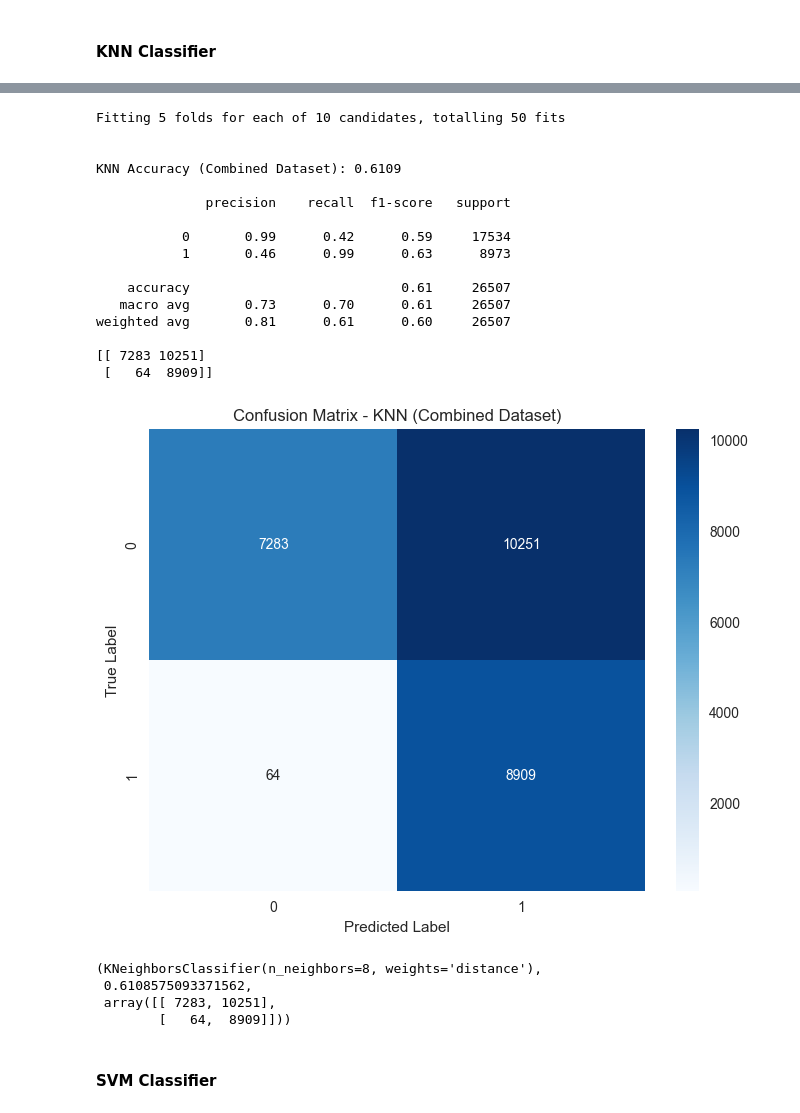
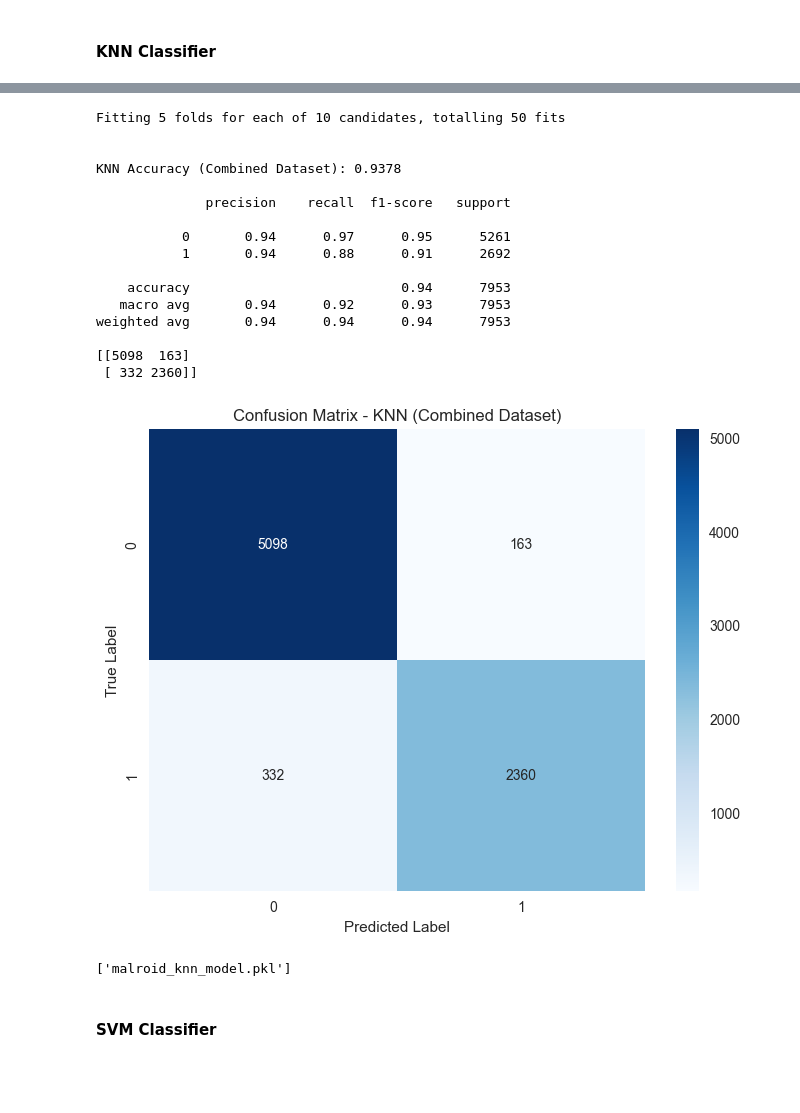
Before and after one commit to Carl-Trebor-Katalbas/MALDROID, a Jupyter notebook: ipynb/MALDROID_dataset.ipynb, the cells around one changed output, grey strips where cells are left out. Cells and saved outputs as stored; diff of their text form; code cells hidden in the pictures; blank space fills up the shorter version.

Commit message:
model optimization

```diff
--- a/ipynb/MALDROID_dataset.ipynb
+++ b/ipynb/MALDROID_dataset.ipynb
@@ -238,7 +241,7 @@ y_drebin = drebin['class']
 
 X_train_drebin, X_test_drebin, y_train_drebin, y_test_drebin = train_test_split(X_drebin, y_drebin, test_size=0.3, random_state=42, stratify=y_drebin ,shuffle=True)
 
-selected_features_drebin = mrmr_classif(X=X_train_drebin, y=y_train_drebin, K=30, n_jobs=-1, show_progress=True)
+selected_features_drebin = mrmr_classif(X=X_train_drebin, y=y_train_drebin, K=70, n_jobs=-1, show_progress=True)
 
 print(f"Selected {len(selected_features_drebin)} features using mRMR")
 print(selected_features_drebin[:10])
@@ -331,7 +397,7 @@ y_am = am_cleaned['class']
 
 X_train_am, X_test_am, y_train_am, y_test_am = train_test_split(X_am, y_am, test_size=0.3, random_state=42, stratify=y_am ,shuffle=True)
 
-selected_features_am = mrmr_classif(X=X_train_am, y=y_train_am, K=30, n_jobs=-1, show_progress=True)
+selected_features_am = mrmr_classif(X=X_train_am, y=y_train_am, K=70, n_jobs=-1, show_progress=True)
 
 print(f"Selected {len(selected_features_am)} features using mRMR")
 print(selected_features_am[:10])
@@ -625,40 +880,28 @@ weighted avg       0.75      0.63      0.63      8772
 ### Combined Dataset
 # %%
 # ------ Combined Dataset Variables -----------
-scaler_amsf = StandardScaler()
-
-amsf_features = amsf.drop(columns=['class', 'dataset'], errors='ignore')
-
-amsf_scaled = scaler_amsf.fit_transform(amsf_features)
-amsf_scaled_df = pd.DataFrame(amsf_scaled, columns=amsf_features.columns)
-
-combined = pd.concat([drebin, amsf_scaled_df], ignore_index=True)
-combined_y = pd.concat([am_cleaned, drebin], ignore_index=True)
+combined = pd.concat([drebin, am_cleaned], ignore_index=True)
 combined = combined.fillna(0)
-combined_y = combined_y.fillna(0)
 
 X_combined = combined.drop(columns=['class', 'dataset'], errors='ignore')
-y_combined = pd.concat([drebin['class'], amsf['class']], ignore_index=True)
+y_combined = combined['class']
 
-X_test = combined_y.drop(columns=['class', 'dataset'], errors='ignore')
-y_test = combined_y['class']
-
-X_test = X_test.reindex(columns=X_combined.columns, fill_value=0)
-
-X_bal_combined, y_bal_combined = ros.fit_resample(X_combined, y_combined)
+X_train, X_test, y_train, y_test = train_test_split(X_combined, y_combined, test_size=0.3, random_state=42, stratify=y_combined ,shuffle=True)
 
 selected_features_combined = mrmr_classif(
-    X=X_bal_combined,
-    y=y_bal_combined,
-    K=30,
+    X=X_train,
+    y=y_train,
+    K=70,
     n_jobs=-1,
     show_progress=True
 )
 
 print(f"Selected {len(selected_features_combined)} features using mRMR")
-print(selected_features_combined[:10])
+print(selected_features_combined[:70])
 
-X_train_scale_combined = scaler.fit_transform(X_bal_combined[selected_features_combined])
+X_bal_combined, y_bal_combined = ros.fit_resample(X_train[selected_features_combined], y_train)
+
+X_train_scale_combined = scaler.fit_transform(X_bal_combined)
 X_test_scale_combined = scaler.transform(X_test[selected_features_combined])
 
 X_train_scaled_combined = pca.fit_transform(X_train_scale_combined)
@@ -714,27 +1004,25 @@ ROC-AUC: 0.8627655872322746
 # %%
 # ------ Combined Dataset KNN Classifier -----------
-knn_function(X_train_scaled_combined, y_bal_combined, X_test_scaled_combined, y_test, "Combined")
+knn_best_combined, knn_accuracy_combined, knn_cm_combined = knn_function(X_train_scaled_combined, y_bal_combined, X_test_scaled_combined, y_test, "Combined")
+joblib.dump(knn_best_combined, 'malroid_knn_model.pkl')
 # %% [output]
 Fitting 5 folds for each of 10 candidates, totalling 50 fits
 
 
-KNN Accuracy (Combined Dataset): 0.6109
+KNN Accuracy (Combined Dataset): 0.9378
 
               precision    recall  f1-score   support
 
-           0       0.99      0.42      0.59     17534
-           1       0.46      0.99      0.63      8973
+           0       0.94      0.97      0.95      5261
+           1       0.94      0.88      0.91      2692
 
-    accuracy                           0.61     26507
-   macro avg       0.73      0.70      0.61     26507
-weighted avg       0.81      0.61      0.60     26507
+    accuracy                           0.94      7953
+   macro avg       0.94      0.92      0.93      7953
+weighted avg       0.94      0.94      0.94      7953
 
-[[ 7283 10251]
- [   64  8909]]
+[[5098  163]
+ [ 332 2360]]
-[figure, old version]
+[figure, new version]
-(KNeighborsClassifier(n_neighbors=8, weights='distance'),
- 0.6108575093371562,
- array([[ 7283, 10251],
-        [   64,  8909]]))
+['malroid_knn_model.pkl']
 # %% [markdown]
 #### SVM Classifier
```
Also changed, not shown: parts of 30 cells of this notebook, 6 other files.
